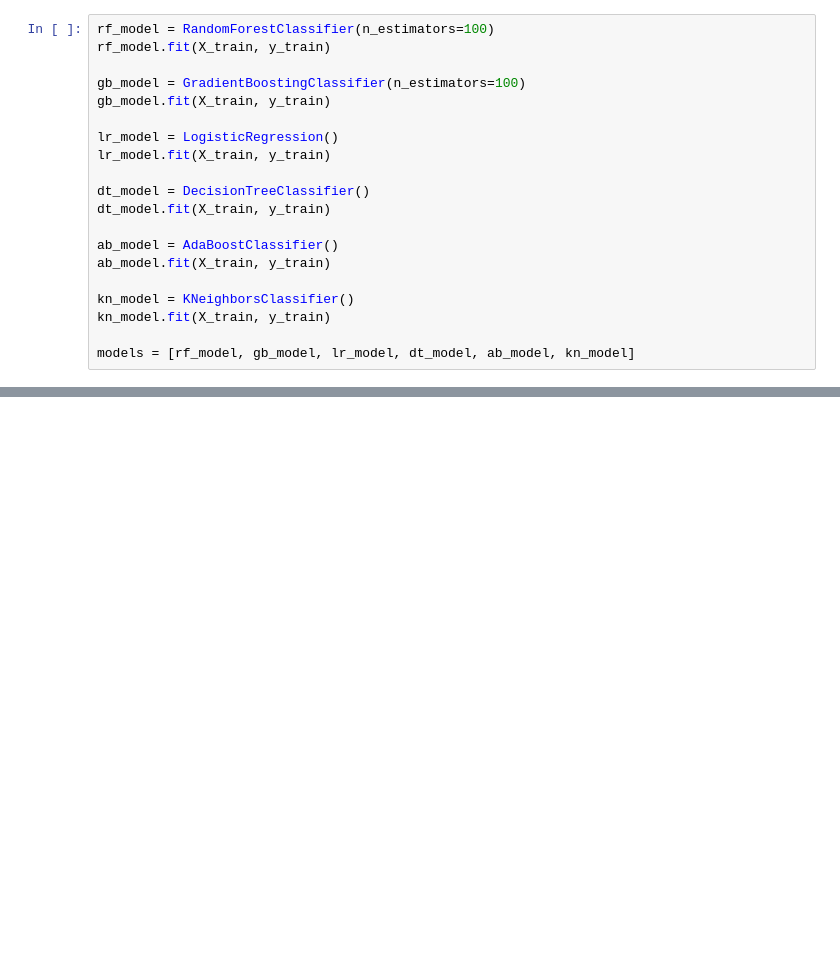
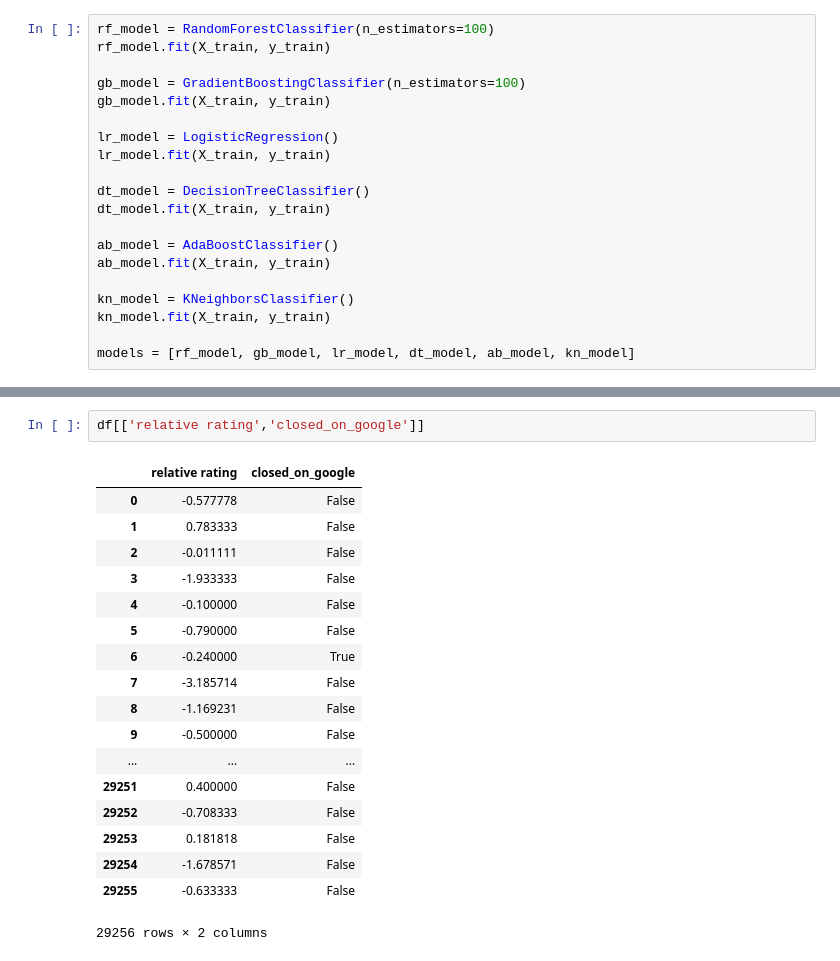
Before and after one commit to ellcrane/restaurant-closing-probability, a Jupyter notebook: notebooks/model.ipynb, the cells around one changed output, grey strips where cells are left out. Drawn from its saved outputs; the diff is of its cells as text; blank space fills up the shorter version.

```diff
--- a/notebooks/model.ipynb
+++ b/notebooks/model.ipynb
@@ -268,0 +256,21 @@ plot_best_features(list(feature_category_values.values()),list(feature_category_
+# %%
+df[['relative rating','closed_on_google']]
+# %% [output]
+|  | relative rating | closed_on_google |
+| 0 | -0.577778 | False |
+| 1 | 0.783333 | False |
+| 2 | -0.011111 | False |
+| 3 | -1.933333 | False |
+| 4 | -0.100000 | False |
+| 5 | -0.790000 | False |
+| 6 | -0.240000 | True |
+| 7 | -3.185714 | False |
+| 8 | -1.169231 | False |
+| 9 | -0.500000 | False |
+| ... | ... | ... |
+| 29251 | 0.400000 | False |
+| 29252 | -0.708333 | False |
+| 29253 | 0.181818 | False |
+| 29254 | -1.678571 | False |
+| 29255 | -0.633333 | False |
+29256 rows × 2 columns
```
Also changed, not shown: parts of 18 cells of this notebook, 4 other files.
